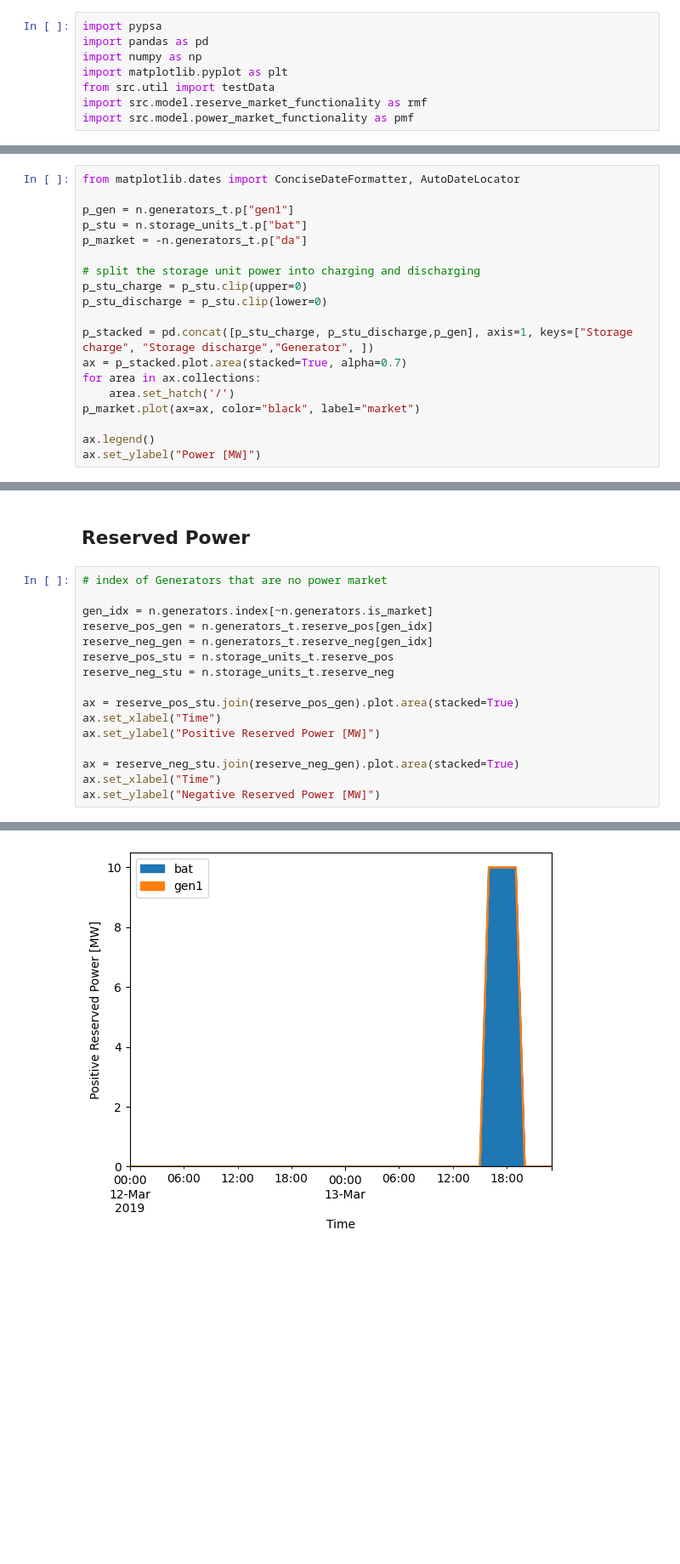
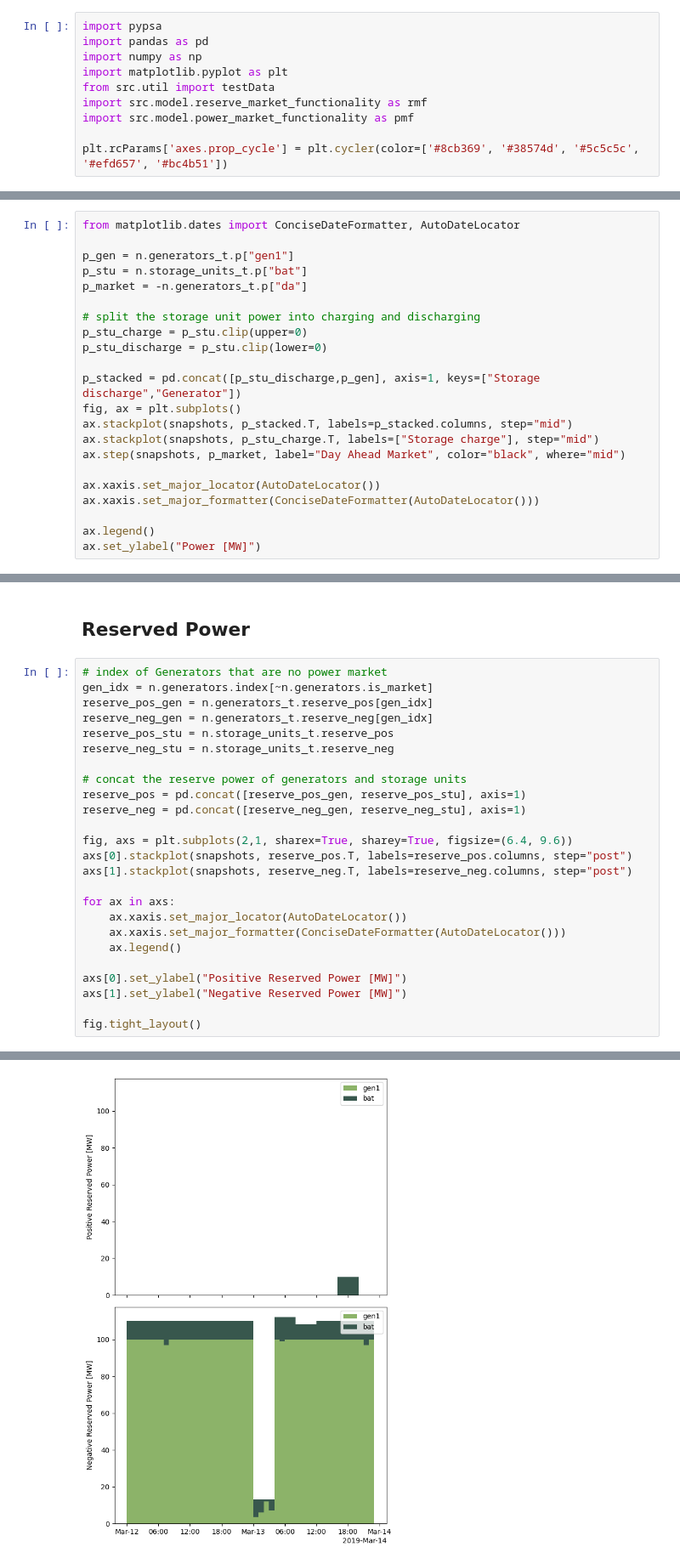
Before and after one commit to PPGS-Tools/PyPSA-stochUC, a Jupyter notebook: example.ipynb, the cells around one changed output, grey strips where cells are left out. Shown at 85% size. Saved outputs shown, nothing was run; the diff lists cells and outputs as text; blank space fills up the shorter version.

```diff
--- a/example.ipynb
+++ b/example.ipynb
@@ -6,6 +6,8 @@ import matplotlib.pyplot as plt
 from src.util import testData
 import src.model.reserve_market_functionality as rmf
 import src.model.power_market_functionality as pmf
+
+plt.rcParams['axes.prop_cycle'] = plt.cycler(color=['#8cb369', '#38574d', '#5c5c5c', '#efd657', '#bc4b51'])
 # %%
 df = testData().loc["2019-03-12":"2019-03-13"]
 # %% [markdown]
@@ -98,11 +99,14 @@ p_market = -n.generators_t.p["da"]
 p_stu_charge = p_stu.clip(upper=0)
 p_stu_discharge = p_stu.clip(lower=0)
 
-p_stacked = pd.concat([p_stu_charge, p_stu_discharge,p_gen], axis=1, keys=["Storage charge", "Storage discharge","Generator", ])
-ax = p_stacked.plot.area(stacked=True, alpha=0.7)
-for area in ax.collections:
-    area.set_hatch('/')
-p_market.plot(ax=ax, color="black", label="market")
+p_stacked = pd.concat([p_stu_discharge,p_gen], axis=1, keys=["Storage discharge","Generator"])
+fig, ax = plt.subplots()
+ax.stackplot(snapshots, p_stacked.T, labels=p_stacked.columns, step="mid")
+ax.stackplot(snapshots, p_stu_charge.T, labels=["Storage charge"], step="mid")
+ax.step(snapshots, p_market, label="Day Ahead Market", color="black", where="mid")
+
+ax.xaxis.set_major_locator(AutoDateLocator())
+ax.xaxis.set_major_formatter(ConciseDateFormatter(AutoDateLocator()))
 
 ax.legend()
 ax.set_ylabel("Power [MW]")
@@ -113,18 +117,27 @@ Text(0, 0.5, 'Power [MW]')
 ## Reserved Power
 # %%
 # index of Generators that are no power market
-
 gen_idx = n.generators.index[~n.generators.is_market]
 reserve_pos_gen = n.generators_t.reserve_pos[gen_idx]
 reserve_neg_gen = n.generators_t.reserve_neg[gen_idx]
 reserve_pos_stu = n.storage_units_t.reserve_pos
 reserve_neg_stu = n.storage_units_t.reserve_neg
 
-ax = reserve_pos_stu.join(reserve_pos_gen).plot.area(stacked=True)
-ax.set_xlabel("Time")
-ax.set_ylabel("Positive Reserved Power [MW]")
+# concat the reserve power of generators and storage units
+reserve_pos = pd.concat([reserve_pos_gen, reserve_pos_stu], axis=1)
+reserve_neg = pd.concat([reserve_neg_gen, reserve_neg_stu], axis=1)
 
-ax = reserve_neg_stu.join(reserve_neg_gen).plot.area(stacked=True)
-ax.set_xlabel("Time")
-ax.set_ylabel("Negative Reserved Power [MW]")
+fig, axs = plt.subplots(2,1, sharex=True, sharey=True, figsize=(6.4, 9.6))
+axs[0].stackplot(snapshots, reserve_pos.T, labels=reserve_pos.columns, step="post")
+axs[1].stackplot(snapshots, reserve_neg.T, labels=reserve_neg.columns, step="post")
+
+for ax in axs:
+    ax.xaxis.set_major_locator(AutoDateLocator())
+    ax.xaxis.set_major_formatter(ConciseDateFormatter(AutoDateLocator()))
+    ax.legend()
+
+axs[0].set_ylabel("Positive Reserved Power [MW]")
+axs[1].set_ylabel("Negative Reserved Power [MW]")
+
+fig.tight_layout()
 # %% [output]
@@ -132 +144 @@ Text(0, 0.5, 'Negative Reserved Power [MW]')
-[figure, old version]
+[figure, new version]
```
Also changed, not shown: parts of 9 cells of this notebook.
